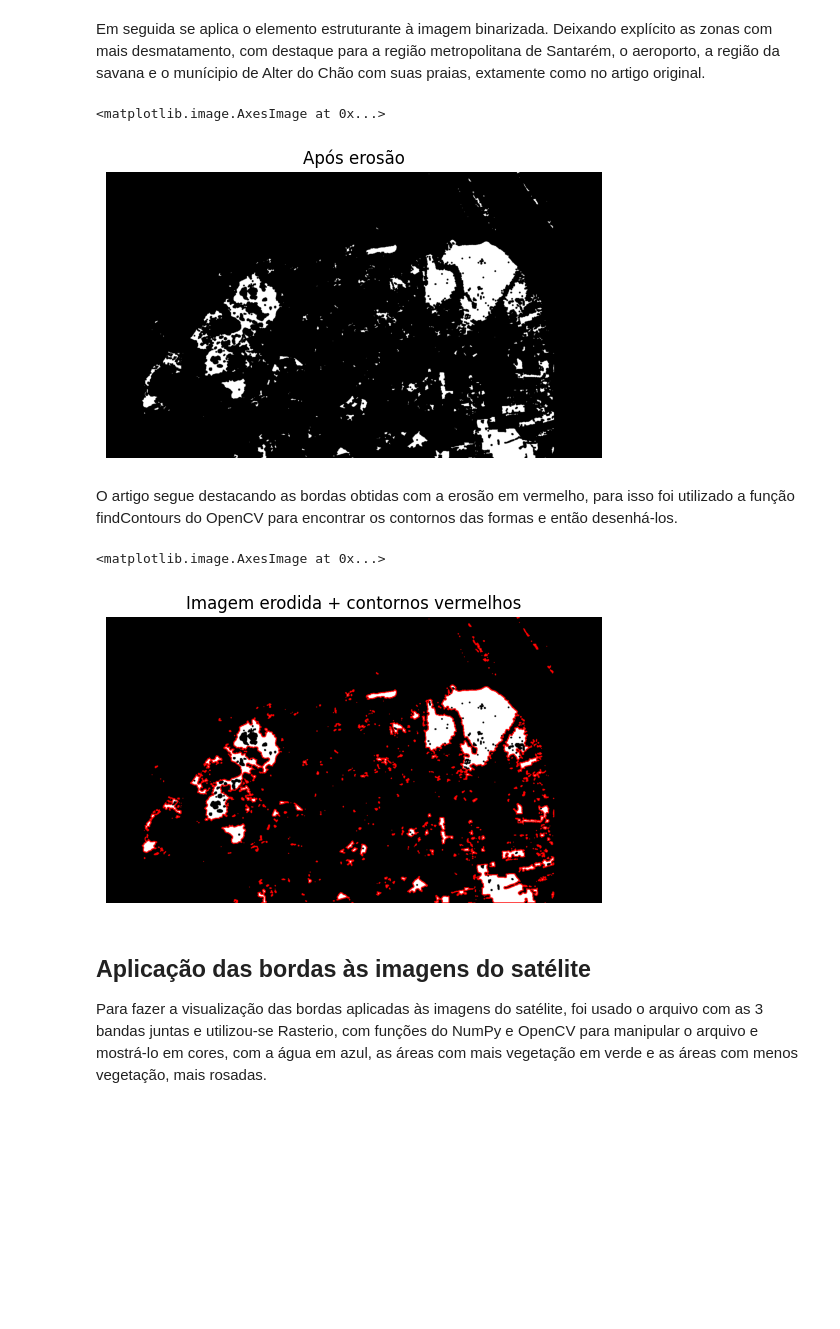
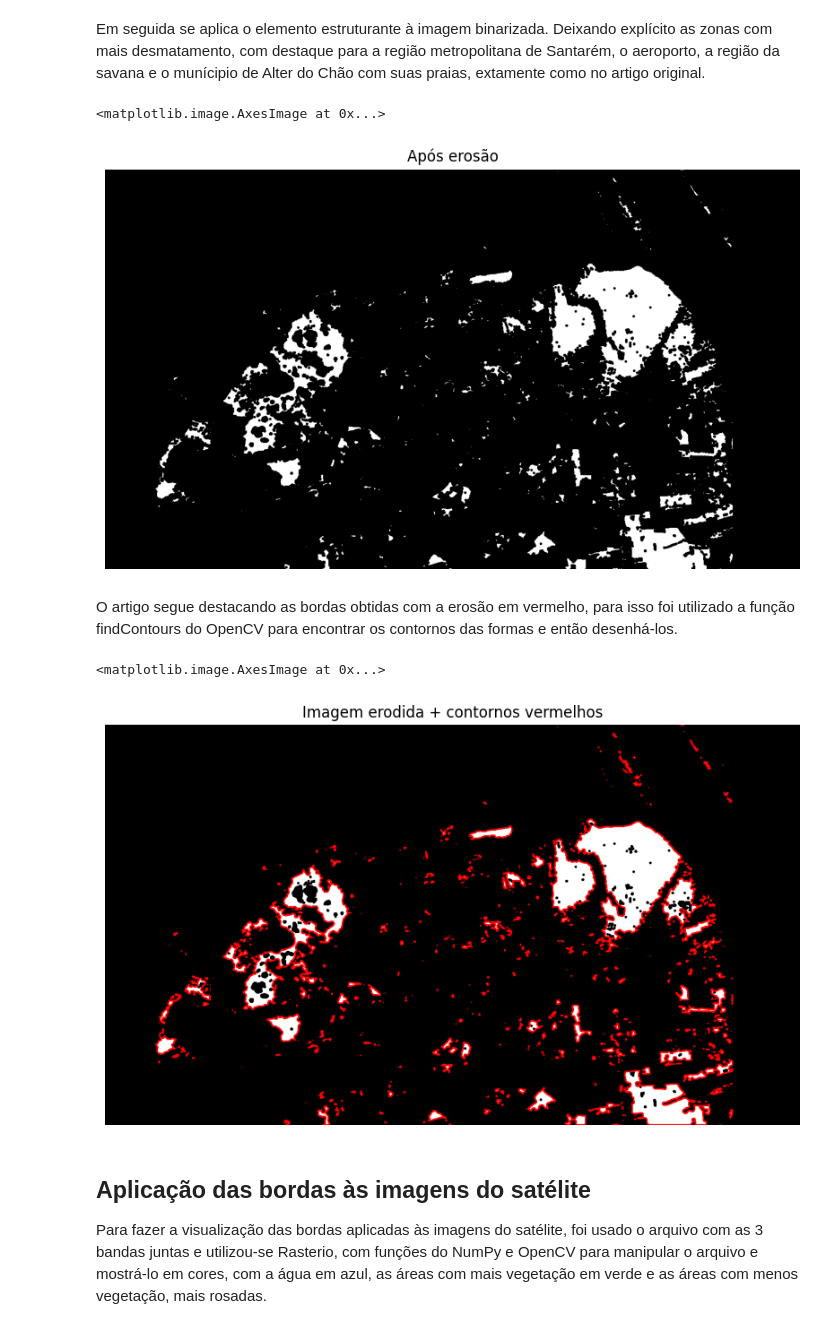
Before and after one commit to joao-martinho/pi, a Jupyter notebook: Trabalho 1/trabalho01_old.ipynb, the cells around one changed output. Drawn from its saved outputs; the diff is of its cells as text; code cells hidden in the pictures; blank space fills up the shorter version.

```diff
--- a/Trabalho 1/trabalho01_old.ipynb
+++ b/Trabalho 1/trabalho01_old.ipynb
@@ -143,27 +147,28 @@ kernel = np.array([
 Em seguida se aplica o elemento estruturante à imagem binarizada. Deixando explícito as zonas com mais desmatamento, com destaque para a região metropolitana de Santarém, o aeroporto, a região da savana e o munícipio de Alter do Chão com suas praias, extamente como no artigo original.
 # %%
 erodida = cv2.erode(binaria, kernel, iterations=1)
-
+plt.figure(figsize=(10, 10))
 plt.axis('off')
 plt.title("Após erosão")
 plt.imshow(erodida, 'gray')
 # %% [output]
 <matplotlib.image.AxesImage at 0x...>
-[figure, old version]
+[figure, new version]
 # %% [markdown]
 O artigo segue destacando as bordas obtidas com a erosão em vermelho, para isso foi utilizado a função findContours do OpenCV para encontrar os contornos das formas e então desenhá-los.
 # %%
 contornos, _ = cv2.findContours(erodida, cv2.RETR_EXTERNAL, cv2.CHAIN_APPROX_SIMPLE)
 
 imagem_colorida = cv2.cvtColor(erodida, cv2.COLOR_GRAY2BGR)
 cv2.drawContours(imagem_colorida, contornos, -1, (0, 0, 255), thickness=2)
 
+plt.figure(figsize=(10, 10))
 plt.title("Imagem erodida + contornos vermelhos")
 plt.axis("off")
 plt.imshow(cv2.cvtColor(imagem_colorida, cv2.COLOR_BGR2RGB))
 # %% [output]
 <matplotlib.image.AxesImage at 0x...>
-[figure, old version]
+[figure, new version]
 # %% [markdown]
 ## Aplicação das bordas às imagens do satélite
 
```
Also changed, not shown: parts of 8 cells of this notebook.
